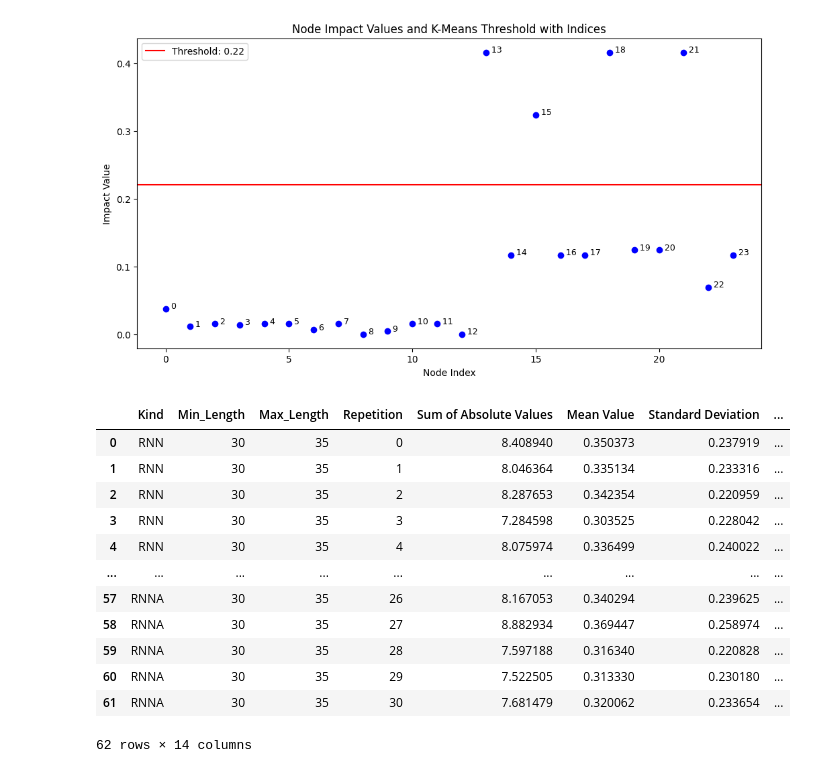
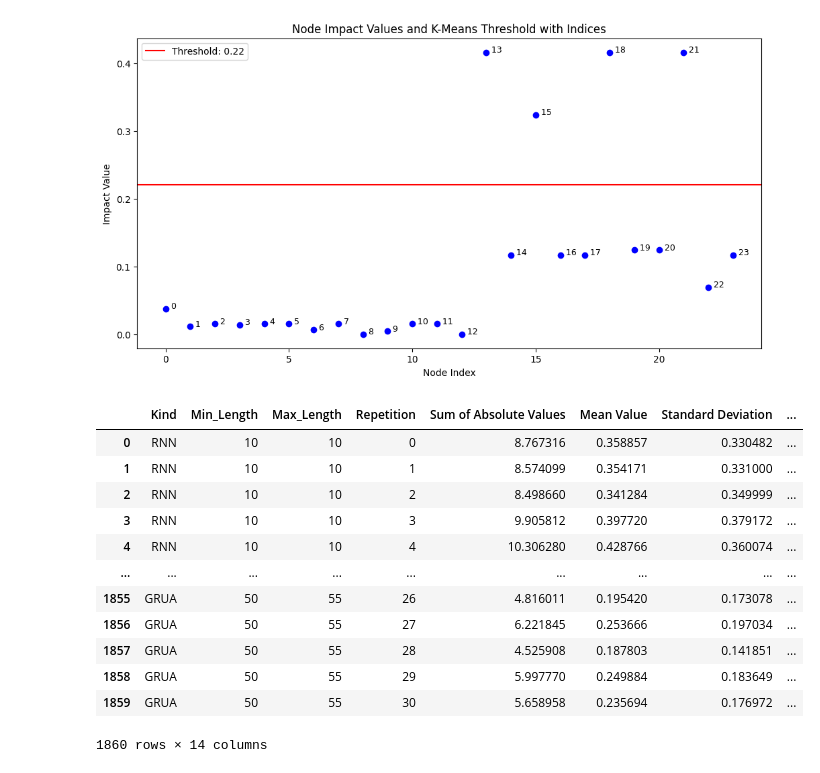
Before and after one commit to Ahmadar91/Master-sThesis, a Jupyter notebook: Attention.ipynb, the cells around one changed output. Saved outputs shown, nothing was run; the diff lists cells and outputs as text; code cells hidden in the pictures.

```diff
--- a/Attention.ipynb
+++ b/Attention.ipynb
@@ -2171,9 +2171,9 @@ from scipy.stats import entropy
 
 
 # Constants
-kinds = ["RNN", "RNNA"]  # Assuming you have these types
-min_lengths = [30]  # Example lengths, adjust as needed
-max_lengths = [35]  # Example lengths, adjust as needed
+kinds = ["RNN", "RNNA", "LSTM", "LSTMA", "GRU", "GRUA"]  # Assuming you have these types
+min_lengths = [10, 10, 20, 20, 30, 30, 40, 40, 50, 50]
+max_lengths = [10, 15, 20, 25, 30, 35, 40, 45, 50, 55]
 num_reps = 31  # Example repetitions, adjust as needed
 
 # Placeholder for the results
@@ -2208,43 +2208,42 @@ for min_len, max_len in zip(min_lengths, max_lengths):
                 ratio_11_mixed = count_11 / count_mixed if count_mixed != 0 else 0
 
                 metrics = {
                     "Kind": kind,
                     "Min_Length": min_len,
                     "Max_Length": max_len,
                     "Repetition": rep,
                     "Sum of Absolute Values": sum_abs,
                     "Mean Value": mean,
                     "Standard Deviation": std,
                     "Maximum Value": max_val,
                     "Minimum Value": min_val,
                     "Shannon Entropy": entropy_s,
                     "Kmeans Threshold": threshold,
                     "Kmeans Nodes Exceeding": count_exceeding,
                     "Overlap with zeroes": ratio_11_00_mixed,
                     "Overlap no zeroes": ratio_11_mixed
                 }
 
                 # Append this dictionary to the results list
                 results.append(metrics)
 
             except FileNotFoundError:
                 print(f"File not found: {filename}")
                 continue
 
-# Create a DataFrame from the results list
 df = pd.DataFrame(results)
 df
 # %% [output]
 |  | Kind | Min_Length | Max_Length | Repetition | Sum of Absolute Values | Mean Value | Standard Deviation | ... |
-| 0 | RNN | 30 | 35 | 0 | 8.408940 | 0.350373 | 0.237919 | ... |
-| 1 | RNN | 30 | 35 | 1 | 8.046364 | 0.335134 | 0.233316 | ... |
-| 2 | RNN | 30 | 35 | 2 | 8.287653 | 0.342354 | 0.220959 | ... |
-| 3 | RNN | 30 | 35 | 3 | 7.284598 | 0.303525 | 0.228042 | ... |
-| 4 | RNN | 30 | 35 | 4 | 8.075974 | 0.336499 | 0.240022 | ... |
+| 0 | RNN | 10 | 10 | 0 | 8.767316 | 0.358857 | 0.330482 | ... |
+| 1 | RNN | 10 | 10 | 1 | 8.574099 | 0.354171 | 0.331000 | ... |
+| 2 | RNN | 10 | 10 | 2 | 8.498660 | 0.341284 | 0.349999 | ... |
+| 3 | RNN | 10 | 10 | 3 | 9.905812 | 0.397720 | 0.379172 | ... |
+| 4 | RNN | 10 | 10 | 4 | 10.306280 | 0.428766 | 0.360074 | ... |
 | ... | ... | ... | ... | ... | ... | ... | ... | ... |
-| 57 | RNNA | 30 | 35 | 26 | 8.167053 | 0.340294 | 0.239625 | ... |
-| 58 | RNNA | 30 | 35 | 27 | 8.882934 | 0.369447 | 0.258974 | ... |
-| 59 | RNNA | 30 | 35 | 28 | 7.597188 | 0.316340 | 0.220828 | ... |
-| 60 | RNNA | 30 | 35 | 29 | 7.522505 | 0.313330 | 0.230180 | ... |
-| 61 | RNNA | 30 | 35 | 30 | 7.681479 | 0.320062 | 0.233654 | ... |
+| 1855 | GRUA | 50 | 55 | 26 | 4.816011 | 0.195420 | 0.173078 | ... |
+| 1856 | GRUA | 50 | 55 | 27 | 6.221845 | 0.253666 | 0.197034 | ... |
+| 1857 | GRUA | 50 | 55 | 28 | 4.525908 | 0.187803 | 0.141851 | ... |
+| 1858 | GRUA | 50 | 55 | 29 | 5.997770 | 0.249884 | 0.183649 | ... |
+| 1859 | GRUA | 50 | 55 | 30 | 5.658958 | 0.235694 | 0.176972 | ... |
-62 rows × 14 columns
+1860 rows × 14 columns
```
Also changed, not shown: parts of 6 cells of this notebook, 3 other files.
